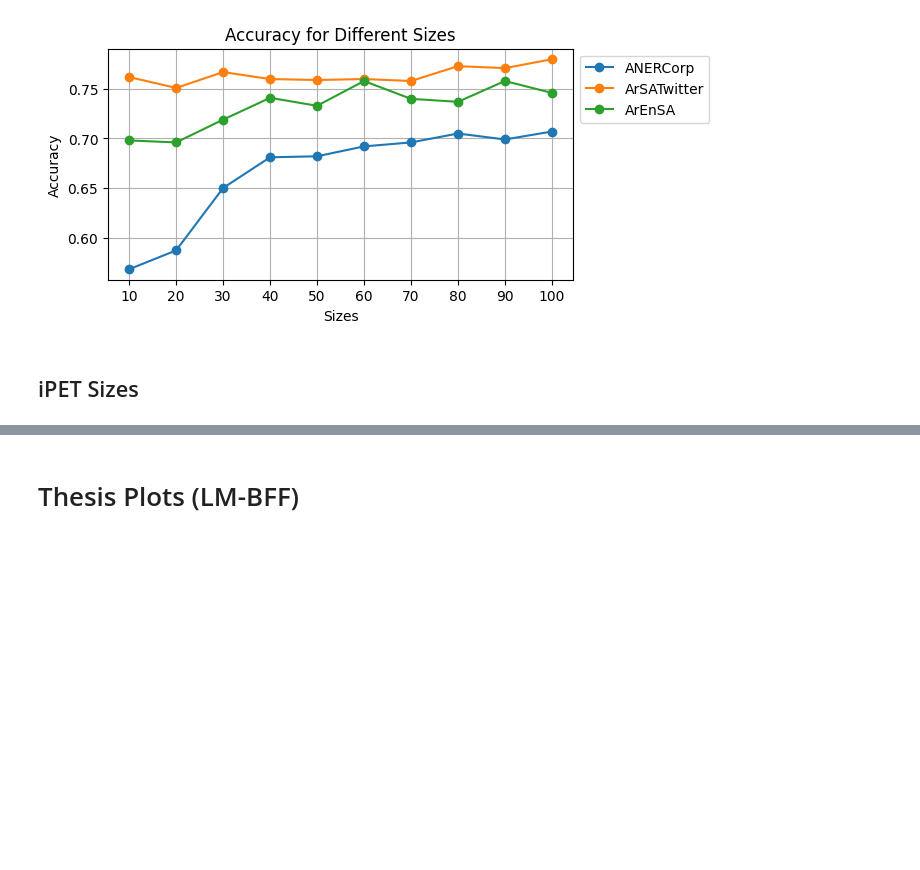
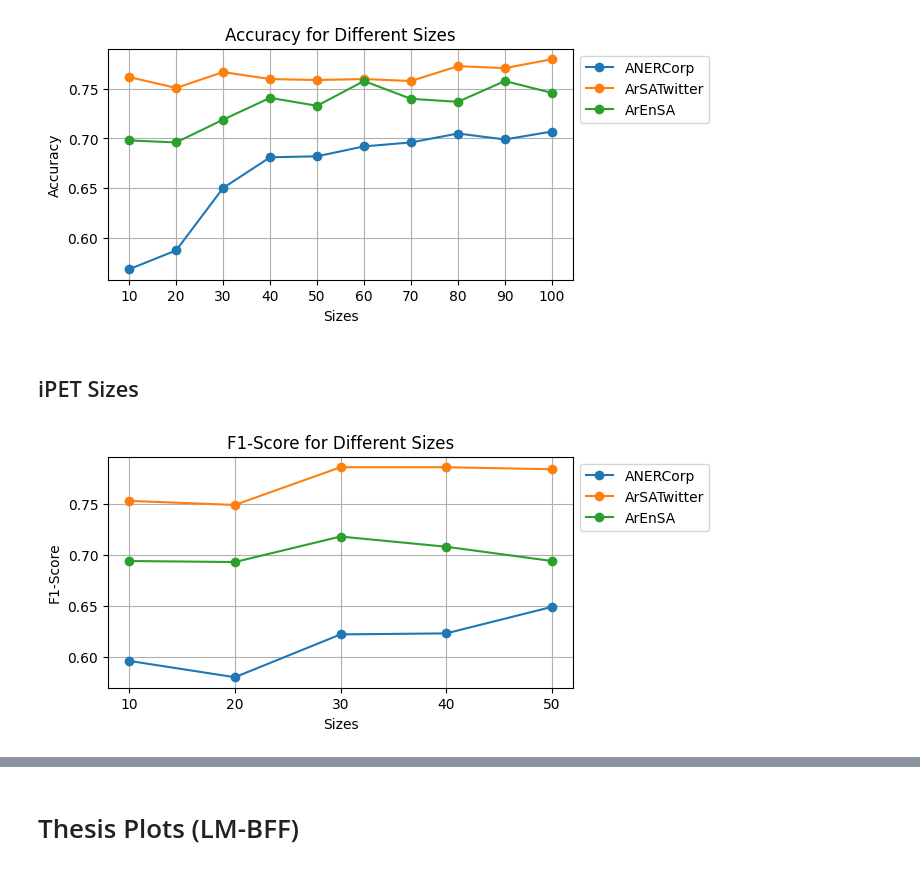
Before and after one commit to moeyad7/Thesis_Data, a Jupyter notebook: thesis-plots.ipynb, the cells around one changed output, grey strips where cells are left out. Drawn from its saved outputs; the diff is of its cells as text; code cells hidden in the pictures; blank space fills up the shorter version.

```diff
--- a/thesis-plots.ipynb
+++ b/thesis-plots.ipynb
@@ -823,24 +821,28 @@ plt.show()
 # %% [markdown]
 ## iPET Sizes
 # %%
-ANERCorp_F1 =
-ArSATwitter_F1 =
-ArEnSA_F1 =
+import matplotlib.pyplot as plt
+
+ANERCorp_F1 = [0.596,0.580,0.622,0.623,0.649]
+ArSATwitter_F1 = [0.753,0.749,0.786,0.786,0.784]
+ArEnSA_F1 = [0.694,0.693,0.718,0.708,0.694]
 
 sizes = [10,20,30,40,50]
 
 
 plt.figure(figsize=(6, 3))
 
 plt.plot(sizes, ANERCorp_F1, marker='o', label='ANERCorp')
 plt.plot(sizes, ArSATwitter_F1, marker='o', label='ArSATwitter')
 plt.plot(sizes, ArEnSA_F1, marker='o', label='ArEnSA')
 
 plt.xlabel('Sizes')
 plt.ylabel('F1-Score')
 plt.title('F1-Score for Different Sizes')
 plt.legend(loc='upper left', bbox_to_anchor=(1, 1))
 plt.xticks(sizes)  # Set x-axis ticks explicitly
 plt.grid(True)
 plt.show()
+# %% [output]
+[figure, added]
 # %%
```
Also changed, not shown: parts of 6 cells of this notebook, 5 other files.
